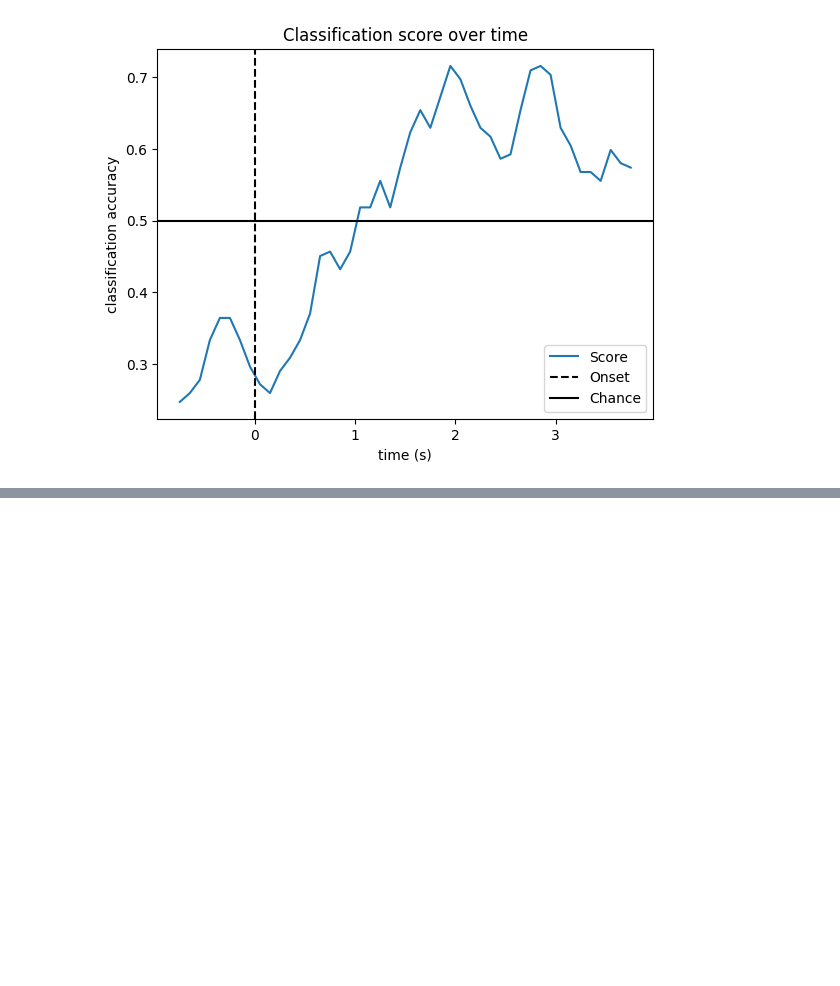
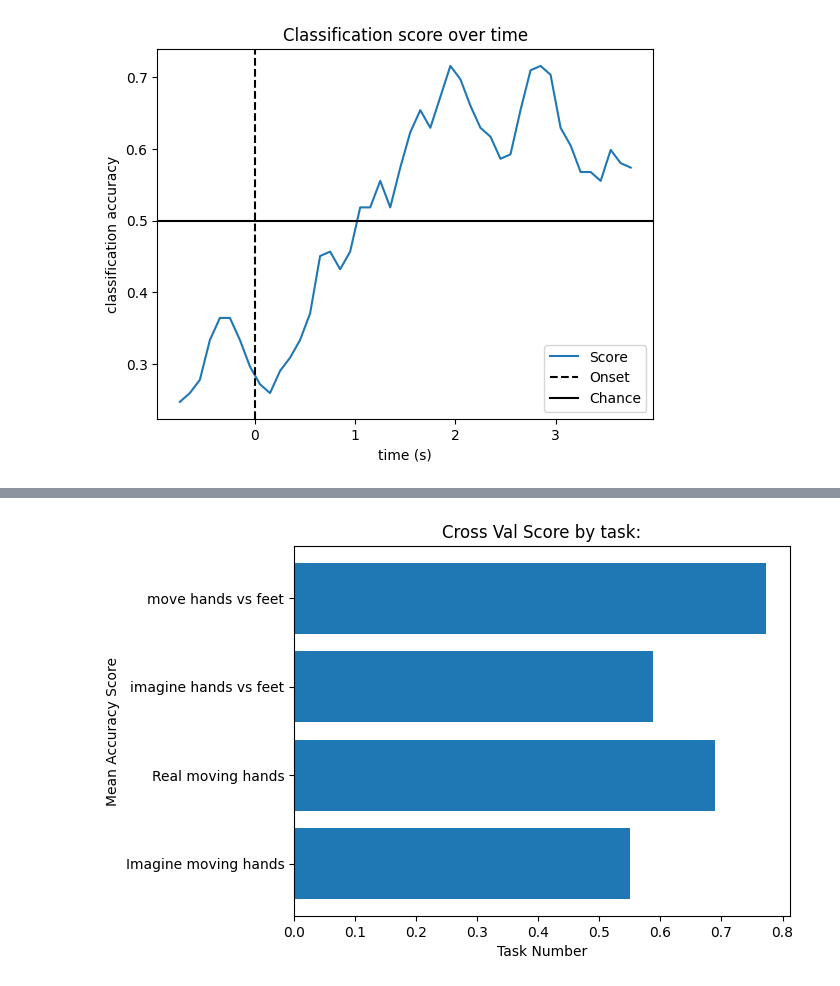
Before and after one commit to deyaberger/total_perspectiv_vortex, a Jupyter notebook: src/treatment.ipynb, the cells around one changed output, grey strips where cells are left out. Drawn from its saved outputs; the diff is of its cells as text; code cells hidden in the pictures; blank space fills up the shorter version.

```diff
--- a/src/treatment.ipynb
+++ b/src/treatment.ipynb
@@ -299,0 +275,9 @@ df.loc[df['subject'] == 2]
+# %%
+means = df.groupby(['task_name'])['cross_val_score'].mean()
+plt.barh(means.index, means)
+plt.xlabel('Task Number')
+plt.ylabel('Mean Accuracy Score')
+plt.title("Cross Val Score by task:")
+plt.show()
+# %% [output]
+[figure, added]
```
Also changed, not shown: parts of 9 cells of this notebook, 5 other files.
